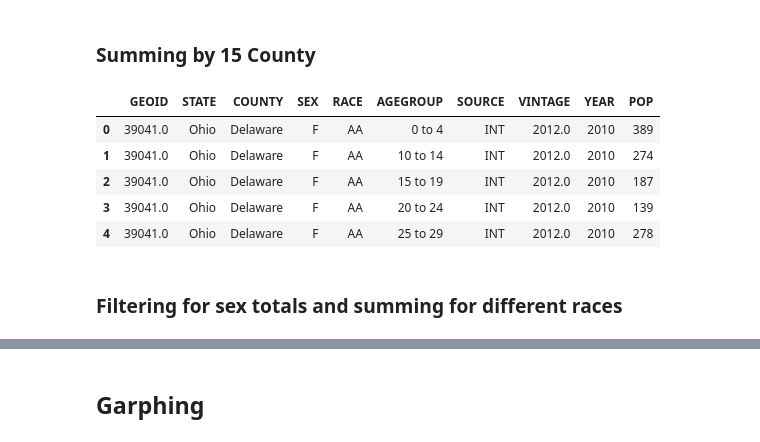
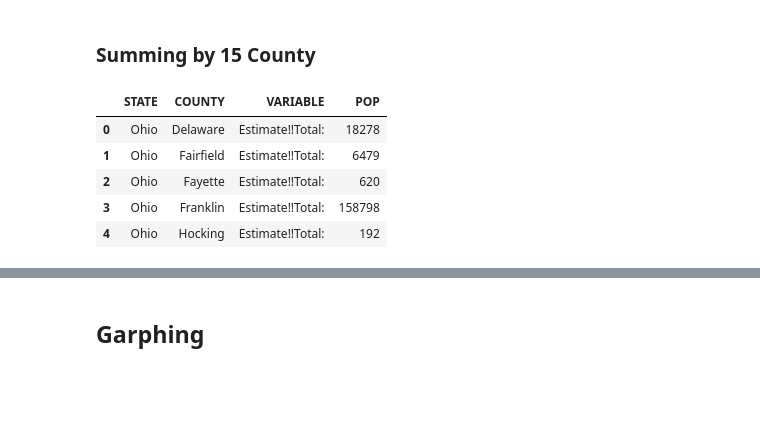
Before and after one commit to olivergwynn/makingInsights, a Jupyter notebook: makingInsights.ipynb, the cells around one changed output, grey strips where cells are left out. Saved outputs shown, nothing was run; the diff lists cells and outputs as text; code cells hidden in the pictures; blank space fills up the shorter version.

```diff
--- a/makingInsights.ipynb
+++ b/makingInsights.ipynb
@@ -19,13 +19,13 @@ Current Working Directory: C:\Users\ogwynn\OneDrive - Mid-Ohio Regional Planning
 # %% [markdown]
 ### Paths
 # %%
-INPUT_DATA_PATH = "inputData/censusPep_county_char.csv"
+INPUT_DATA_PATH = "inputData/TEMPinput.csv"
 
-TEMP_OUTPUT_CSV_PATH ="outputData/TEMP.csv"
+TEMP_OUTPUT_CSV_PATH ="outputData/TEMPoutput.csv"
 
-REGIONAL_SUMMARY_DATA_PATH = "outputData/censusPep_county_char_15Region.csv"
+REGIONAL_SUMMARY_DATA_PATH = "outputData/TEMPoutput_15Region.csv"
 
-REGIONAL_SUMMARY_DATA_LABELED_PATH = "outputData/censusPep_county_char_labeled_15Region.csv"
+REGIONAL_SUMMARY_DATA_LABELED_PATH = "outputData/TEMPoutput_labeled_15Region.csv"
 
 data1 = pd.read_csv(INPUT_DATA_PATH)
 
@@ -50,18 +51,8 @@ selected_counties = [
     "Logan", "Madison", "Marion", "Morrow", "Perry", "Pickaway", "Ross", "Union"
 ]
 
-selected_years = [
-    2010, 2011, 2012, 2013, 2014, 2015, 2016, 2017, 2018, 2019, 2020, 2021, 2022, 2023
-]
-
 # Filter the dataset for the selected counties
 data2 = data1[data1['COUNTY'].isin(selected_counties)]
-
-# Filter the dataset for the selected counties
-data2 = data2[data2['YEAR'].isin(selected_years)]
-
-# Filter out rows where 'SOURCE' is 'INT' and 'YEAR' is '2010'
-data2 = data2[~((data2['SOURCE'] == 'INT') & (data2['YEAR'] == '2010'))]
 
 data2.to_csv(TEMP_OUTPUT_CSV_PATH, index=False)
 
@@ -76,0 +71,9 @@ data2.head()
+# %%
+# Reshape the data to a long format with `STATE` and `COUNTY` as identifying columns
+long_data = data2.melt(id_vars=["STATE", "COUNTY"],
+                      var_name="VARIABLE",
+                      value_name="POP")
+long_data.to_csv(TEMP_OUTPUT_CSV_PATH, index=False)
+
+# Display the first few rows of the long data
+long_data.head()
@@ -78,29 +88,27 @@ data2.head()
 ### Summing by 15 County
 # %%
 # Group by the relevant columns and sum the 'POP' variable
-data2_1 = data2.groupby(
-    ['SEX', 'RACE', 'AGEGROUP', 'YEAR']
+data2_1 = long_data.groupby(
+    ['VARIABLE']
 )['POP'].sum().reset_index()
 
 # Add a new column for the COUNTY identifier
 data2_1['COUNTY'] = '15County'
 
 # Rearrange columns to match the original dataset order
-data2_1 = data2_1[['COUNTY', 'SEX', 'RACE', 'AGEGROUP','YEAR', 'POP']]
+data2_1 = data2_1[['COUNTY', 'VARIABLE', 'POP']]
 
 # Append the new '15County' entries to the filtered dataset
-data3 = pd.concat([data2, data2_1], ignore_index=True)
+data3 = pd.concat([long_data, data2_1], ignore_index=True)
 
 data3.to_csv(REGIONAL_SUMMARY_DATA_PATH, index=False)
 
 # Display the first few rows of the updated data
 data3.head()
 # %% [output]
-|  | GEOID | STATE | COUNTY | SEX | RACE | AGEGROUP | SOURCE | VINTAGE | YEAR | POP |
-| 0 | 39041.0 | Ohio | Delaware | F | AA | 0 to 4 | INT | 2012.0 | 2010 | 389 |
-| 1 | 39041.0 | Ohio | Delaware | F | AA | 10 to 14 | INT | 2012.0 | 2010 | 274 |
-| 2 | 39041.0 | Ohio | Delaware | F | AA | 15 to 19 | INT | 2012.0 | 2010 | 187 |
-| 3 | 39041.0 | Ohio | Delaware | F | AA | 20 to 24 | INT | 2012.0 | 2010 | 139 |
-| 4 | 39041.0 | Ohio | Delaware | F | AA | 25 to 29 | INT | 2012.0 | 2010 | 278 |
+|  | STATE | COUNTY | VARIABLE | POP |
+| 0 | Ohio | Delaware | Estimate!!Total: | 18278 |
+| 1 | Ohio | Fairfield | Estimate!!Total: | 6479 |
+| 2 | Ohio | Fayette | Estimate!!Total: | 620 |
+| 3 | Ohio | Franklin | Estimate!!Total: | 158798 |
+| 4 | Ohio | Hocking | Estimate!!Total: | 192 |
-# %% [markdown]
-### Filtering for sex totals and summing for different races
```
Also changed, not shown: parts of 21 cells of this notebook.
